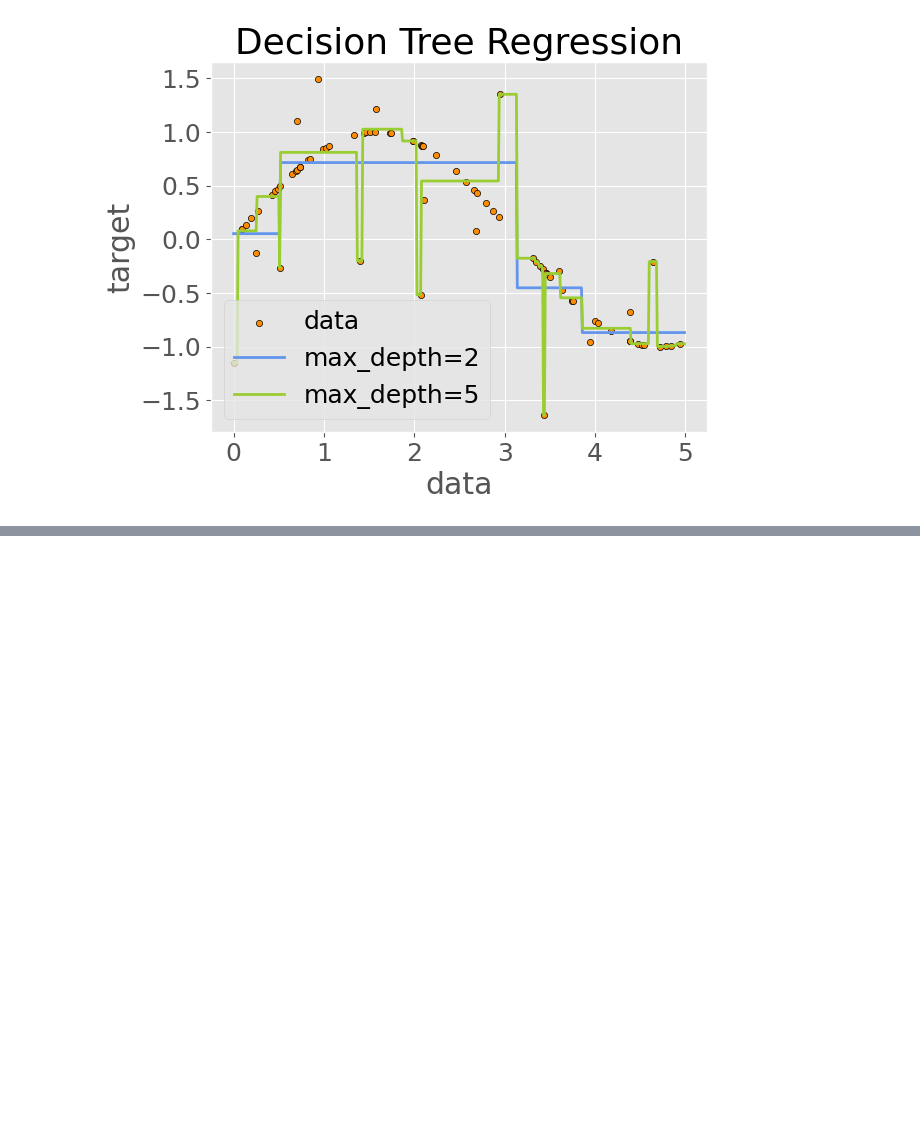
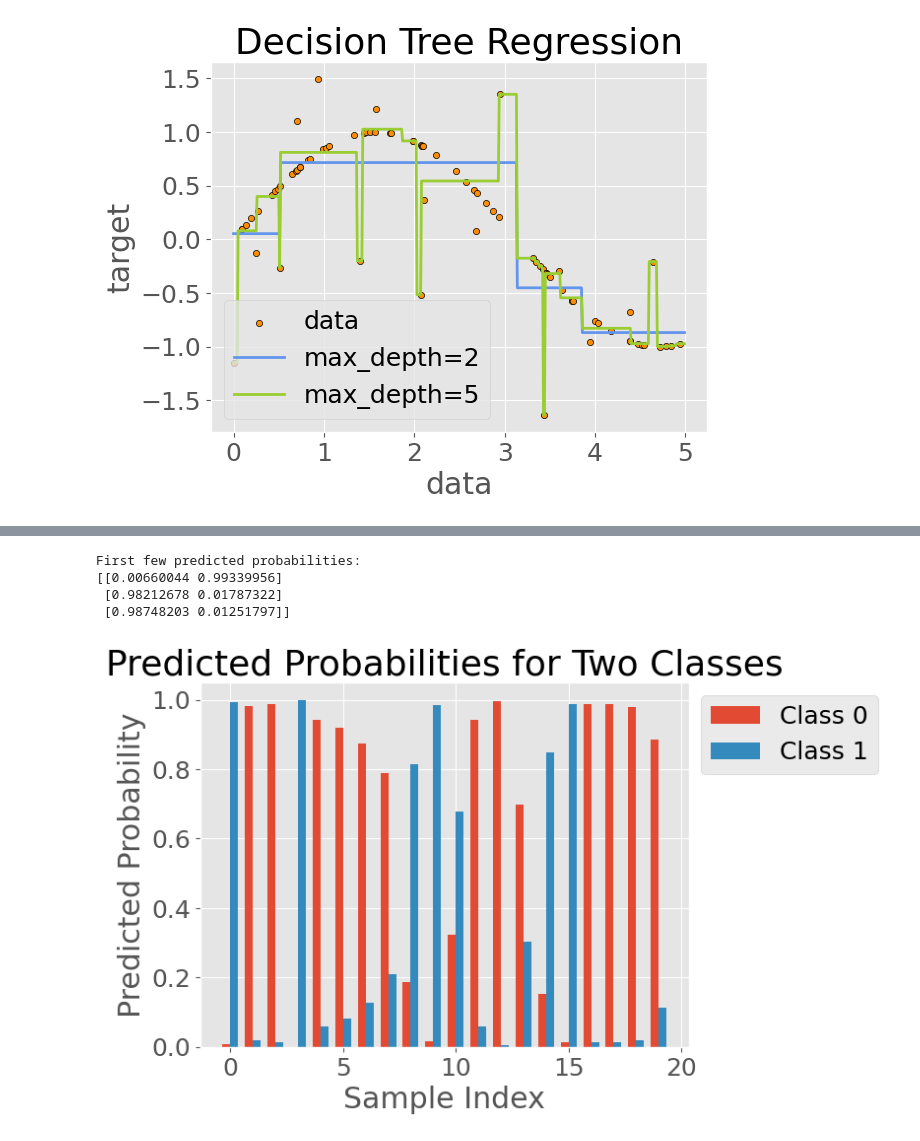
Before and after one commit to arghyadutta/AIComplexSystems, a Jupyter notebook: 04-notebook.ipynb, the cells around one changed output, grey strips where cells are left out. Drawn from its saved outputs; the diff is of its cells as text; code cells hidden in the pictures; blank space fills up the shorter version.

```diff
--- a/04-notebook.ipynb
+++ b/04-notebook.ipynb
@@ -798,0 +875,24 @@ Text(0.5, 1.0, 'Decision Tree Regression')
+# %%
+probabilities = model.predict_proba(X_test)
+print(f"First few predicted probabilities:\n{probabilities[:3]}")
+
+# plot them
+
+x = np.arange(len(probabilities))
+width = 0.35
+plt.bar(x - width / 2, probabilities[:, 0], width, label="Class 0")
+plt.bar(x + width / 2, probabilities[:, 1], width, label="Class 1")
+
+# Add labels, title, and legend
+plt.xlabel("Sample Index")
+plt.ylabel("Predicted Probability")
+plt.title("Predicted Probabilities for Two Classes")
+# plt.xticks(x)
+plt.legend(bbox_to_anchor=[1, 1])
+pass
+# %% [output]
+First few predicted probabilities:
+[[0.00660044 0.99339956]
+ [0.98212678 0.01787322]
+ [0.98748203 0.01251797]]
+[figure, added]
```
Also changed, not shown: parts of 9 cells of this notebook.
